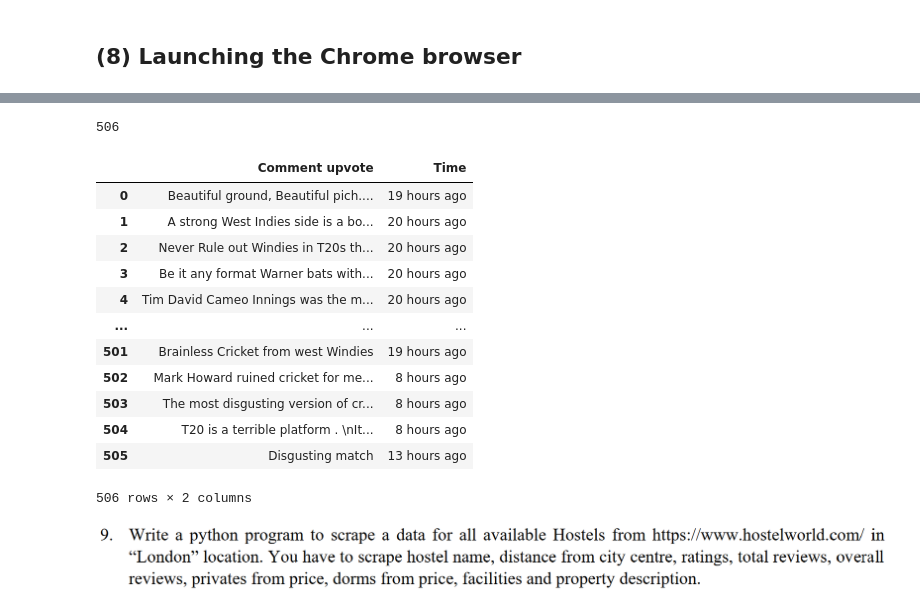
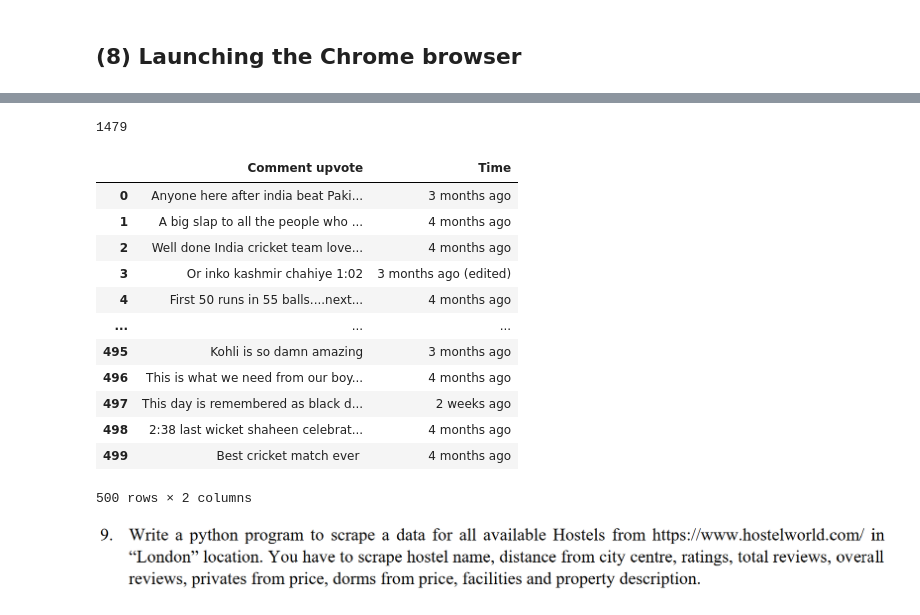
Before and after one commit to Vij-Shanker/Internship, a Jupyter notebook: Web Scraping Assignment-3.ipynb, the cells around one changed output, grey strips where cells are left out. Cells and saved outputs as stored; diff of their text form; code cells hidden in the pictures.

```diff
--- a/Web Scraping Assignment-3.ipynb
+++ b/Web Scraping Assignment-3.ipynb
@@ -564,16 +568,25 @@ world=bill.find_element(By.XPATH,'/html/body/div[1]/header/nav/div[1]/div[1]/div
 world.click()
 time.sleep(3)
 # %%
-Billion=[]
-start=0
-end=13
-for page in range(start,end):
-    billion=driver6.find_elements(By.XPATH,'//div[@class="TableRow_cell__db-hv Table_cell__houv9"]')
+Billion = []
+start = 0   # First page
+end = 13   # last page
+
+# Scraping data from pages 0 to 13
+for page in range(start, end):
+    billion = driver6.find_elements(By.XPATH, '//div[@class="TableRow_cell__db-hv Table_cell__houv9"]')
     for i in billion:
         Billion.append(i.text)
-    next=driver6.find_element(By.XPATH,'//span[@class="Pagination_bubbleArrow__WFrX4 Pagination_paginationBtnNext__IOwqm"]')
-    next.click()
+
+    next_button = driver6.find_element(By.XPATH, '//span[@class="Pagination_bubbleArrow__WFrX4 Pagination_paginationBtnNext__IOwqm"]')
+    next_button.click()
     time.sleep(10)
+
+# Scraping data from the 14th page
+billion_page_14 = driver6.find_elements(By.XPATH, '//div[@class="TableRow_cell__db-hv Table_cell__houv9"]')
+for i in billion_page_14:
+    Billion.append(i.text)
+
 Billion
 # %% [output]
 ['1',
@@ -728,24 +707,24 @@ POST_TIME
 # %%
 len(POST_TIME)
 # %% [output]
-506
+1479
 # %%
-youtube=pd.DataFrame({"Comment upvote":COMMENTS1,"Time":POST_TIME})
+youtube=pd.DataFrame({"Comment upvote":COMMENTS1[0:500],"Time":POST_TIME[0:500]})
 youtube
 # %% [output]
 |  | Comment upvote | Time |
-| 0 | Beautiful ground, Beautiful pich.... | 19 hours ago |
-| 1 | A strong West Indies side is a bo... | 20 hours ago |
-| 2 | Never Rule out Windies in T20s th... | 20 hours ago |
-| 3 | Be it any format Warner bats with... | 20 hours ago |
-| 4 | Tim David Cameo Innings was the m... | 20 hours ago |
+| 0 | Anyone here after india beat Paki... | 3 months ago |
+| 1 | A big slap to all the people who ... | 4 months ago |
+| 2 | Well done India cricket team love... | 4 months ago |
+| 3 | Or inko kashmir chahiye 1:02 | 3 months ago (edited) |
+| 4 | First 50 runs in 55 balls....next... | 4 months ago |
 | ... | ... | ... |
-| 501 | Brainless Cricket from west Windies | 19 hours ago |
-| 502 | Mark Howard ruined cricket for me... | 8 hours ago |
-| 503 | The most disgusting version of cr... | 8 hours ago |
-| 504 | T20 is a terrible platform . \nIt... | 8 hours ago |
-| 505 | Disgusting match | 13 hours ago |
+| 495 | Kohli is so damn amazing | 3 months ago |
+| 496 | This is what we need from our boy... | 4 months ago |
+| 497 | This day is remembered as black d... | 2 weeks ago |
+| 498 | 2:38 last wicket shaheen celebrat... | 4 months ago |
+| 499 | Best cricket match ever ️ | 4 months ago |
-506 rows × 2 columns
+500 rows × 2 columns
 # %% [markdown]
 ![image.png](attachment:image.png)
 # %% [markdown]
```
Also changed, not shown: parts of 32 cells of this notebook.
